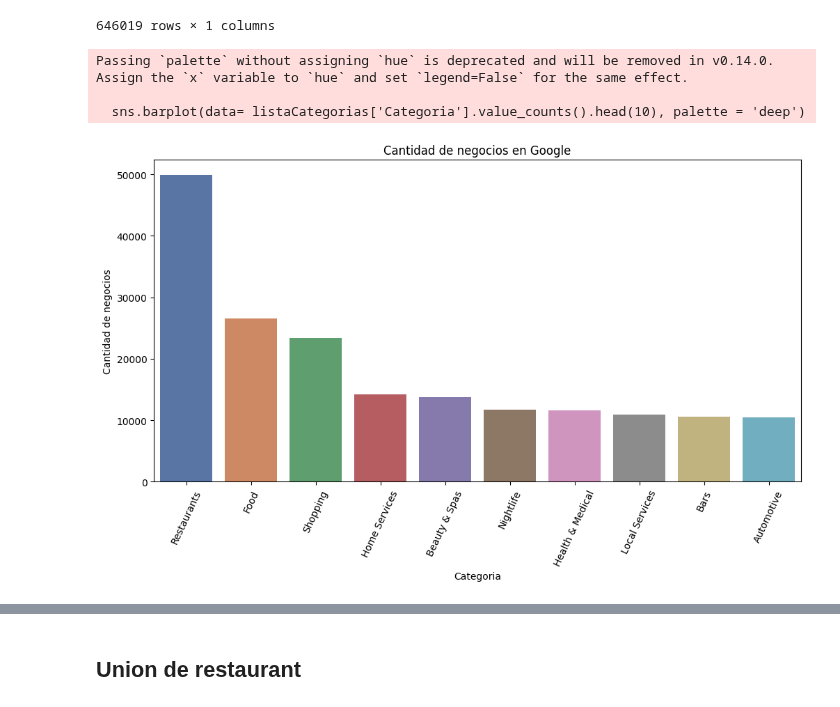
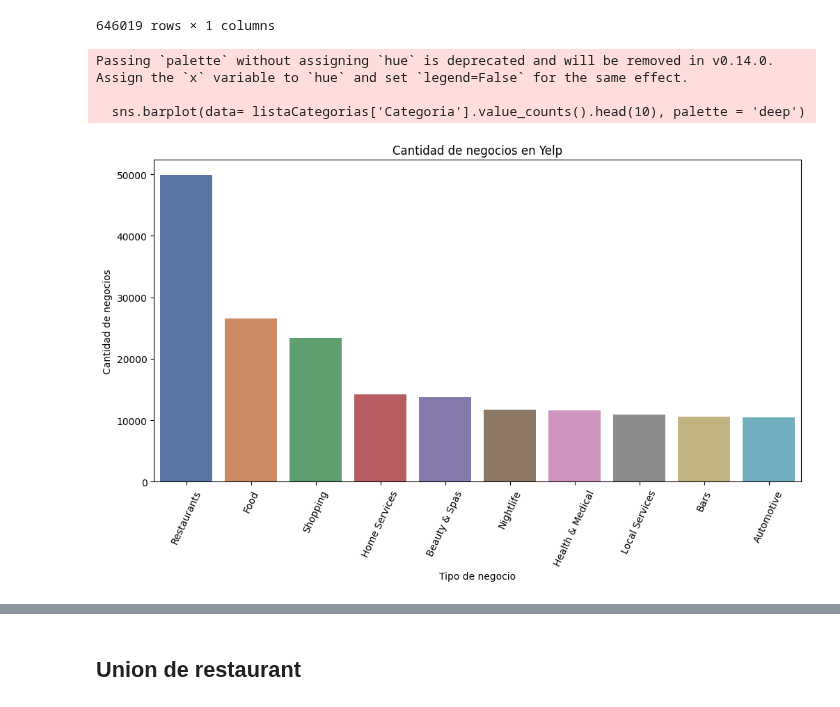
Before and after one commit to Paniceres/GP_Henry, a Jupyter notebook: EDA.ipynb, the cells around one changed output, grey strips where cells are left out. Drawn from its saved outputs; the diff is of its cells as text; code cells hidden in the pictures.

```diff
--- a/EDA.ipynb
+++ b/EDA.ipynb
@@ -5,6 +7,6 @@ import matplotlib.pyplot as plt
 # %% [markdown]
 ## Google Bussines
 # %%
-googleDF = pd.read_csv('Datasets optimizados/Google/all_in_one_limpio.csv.gz', compression='gzip')
-googleDF
+googleDF = pd.read_csv('Datasets optimizados/Google/all_in_one_limpio_con_nombres.csv.gz', compression='gzip')
+googleDF.head()
 # %% [output]
@@ -116,12 +139,13 @@ listaCategorias
 # %%
 plt.figure(figsize=(12,6))
 sns.barplot(data= listaCategorias['Categoria'].value_counts().head(10), palette = 'deep')
 plt.xticks(rotation= 65)
 plt.ylabel('Cantidad de negocios')
-plt.title('Cantidad de negocios en Google')
+plt.title('Cantidad de negocios en Yelp')
+plt.xlabel('Tipo de negocio')
 plt.show()
 # %% [output]
 Passing `palette` without assigning `hue` is deprecated and will be removed in v0.14.0. Assign the `x` variable to `hue` and set `legend=False` for the same effect.
 
   sns.barplot(data= listaCategorias['Categoria'].value_counts().head(10), palette = 'deep')
-[figure, old version]
+[figure, new version]
```
Also changed, not shown: parts of 27 cells of this notebook.
